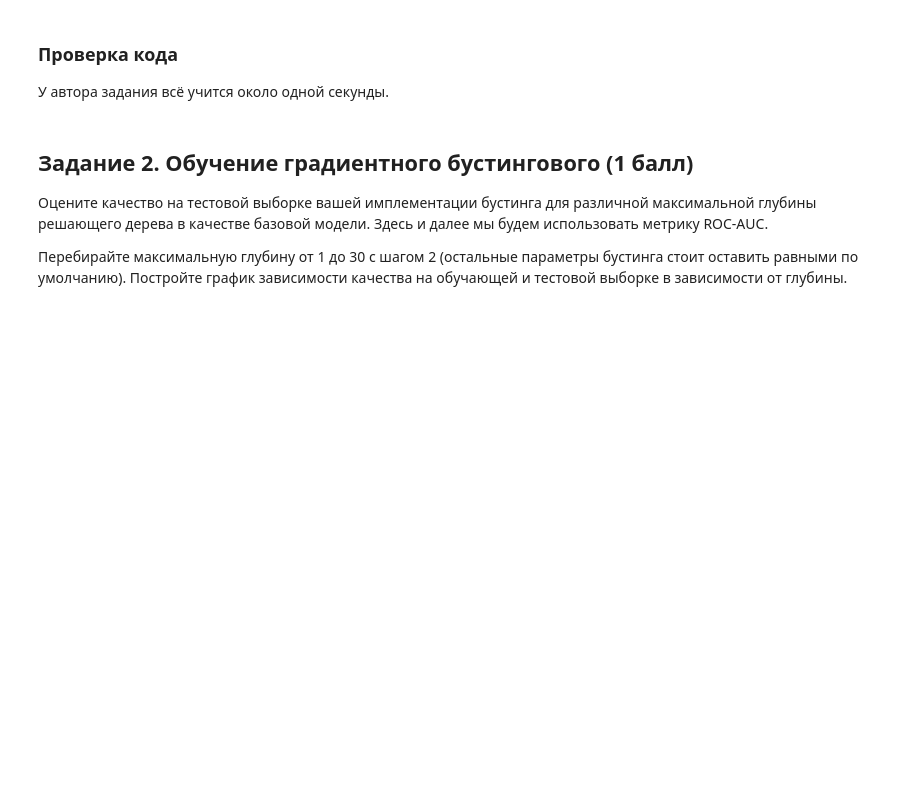
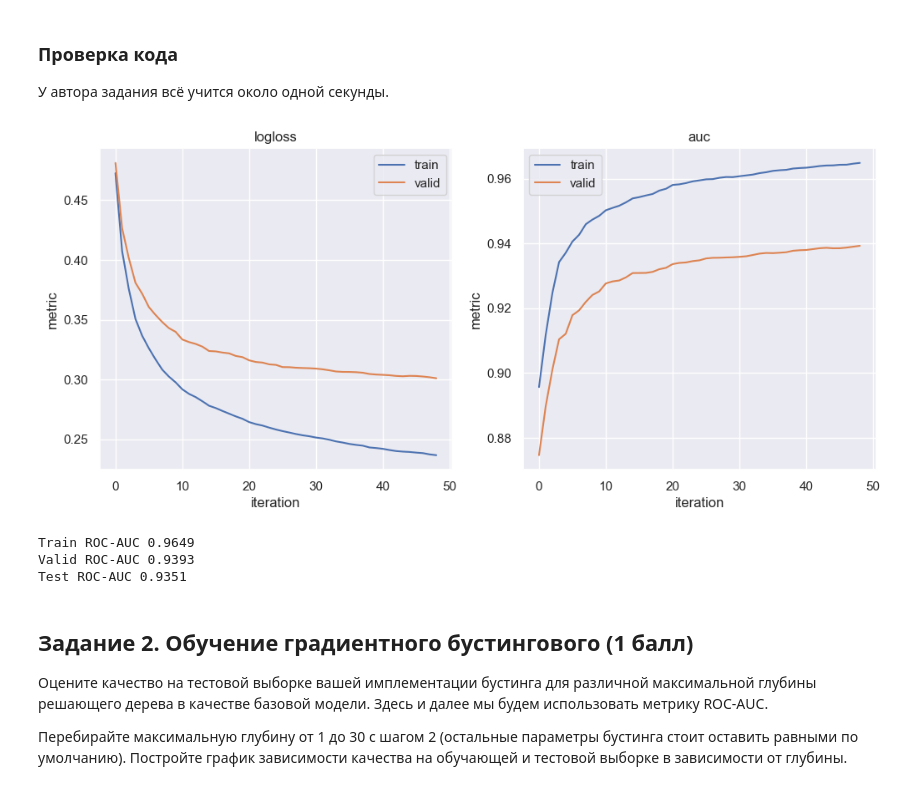
Before and after one commit to Xlvtt/GXM, a Jupyter notebook: NewFcsHomeworks/homework-practice-07-boosting.ipynb, the cells around one changed output. Drawn from its saved outputs; the diff is of its cells as text; code cells hidden in the pictures; blank space fills up the shorter version.

```diff
--- a/NewFcsHomeworks/homework-practice-07-boosting.ipynb
+++ b/NewFcsHomeworks/homework-practice-07-boosting.ipynb
@@ -126,3 +126,4 @@ boosting.eval(X_test, y_test)
 # %%
-x = load_npz('x.npz')
+x = load_npz('x.npz').toarray()
 y = np.load('y.npy')
+y[:5]
@@ -128,0 +132,3 @@ y = np.load('y.npy')
+# %%
+y[y == -1] += 1
+y[:5]
@@ -190,18 +184,20 @@ from boosting import GradientBoosting
 
 У автора задания всё учится около одной секунды.
 # %%
-boosting = GradientBoosting(loss_type="logloss", learning_rate=0.005, n_estimators=50, subsample=0.3, base_model_params={"max_depth": 3})
+boosting = GradientBoosting(loss_type="logloss", learning_rate=2, n_estimators=50, subsample=0.3, base_model_params={"max_depth": 3}, plot=True)
 
-% time boosting.fit(x_train, y_train, x_valid, y_valid)
+boosting.fit(x_train, y_train, x_valid, y_valid, eval_metrics=["auc"])
 
 assert len(boosting.models) == boosting.n_estimators
-assert len(boosting.gammas) == boosting.n_estimators
 
-assert boosting.predict_proba(x_test).shape == (x_test.shape[0], 2)
-
-print(f'Train ROC-AUC {boosting.score(x_train, y_train):.4f}')
-print(f'Valid ROC-AUC {boosting.score(x_valid, y_valid):.4f}')
-print(f'Test ROC-AUC {boosting.score(x_test, y_test):.4f}')
+print(f'Train ROC-AUC {roc_auc_score(y_train, boosting.predict(x_train)):.4f}')
+print(f'Valid ROC-AUC {roc_auc_score(y_valid, boosting.predict(x_valid)):.4f}')
+print(f'Test ROC-AUC {roc_auc_score(y_test, boosting.predict(x_test)):.4f}')
+# %% [output]
+[figure, added]
+Train ROC-AUC 0.9649
+Valid ROC-AUC 0.9393
+Test ROC-AUC 0.9351
 # %% [markdown]
 ## Задание 2. Обучение градиентного бустингового (1 балл)
 
```
Also changed, not shown: parts of 14 cells of this notebook, 6 other files.
